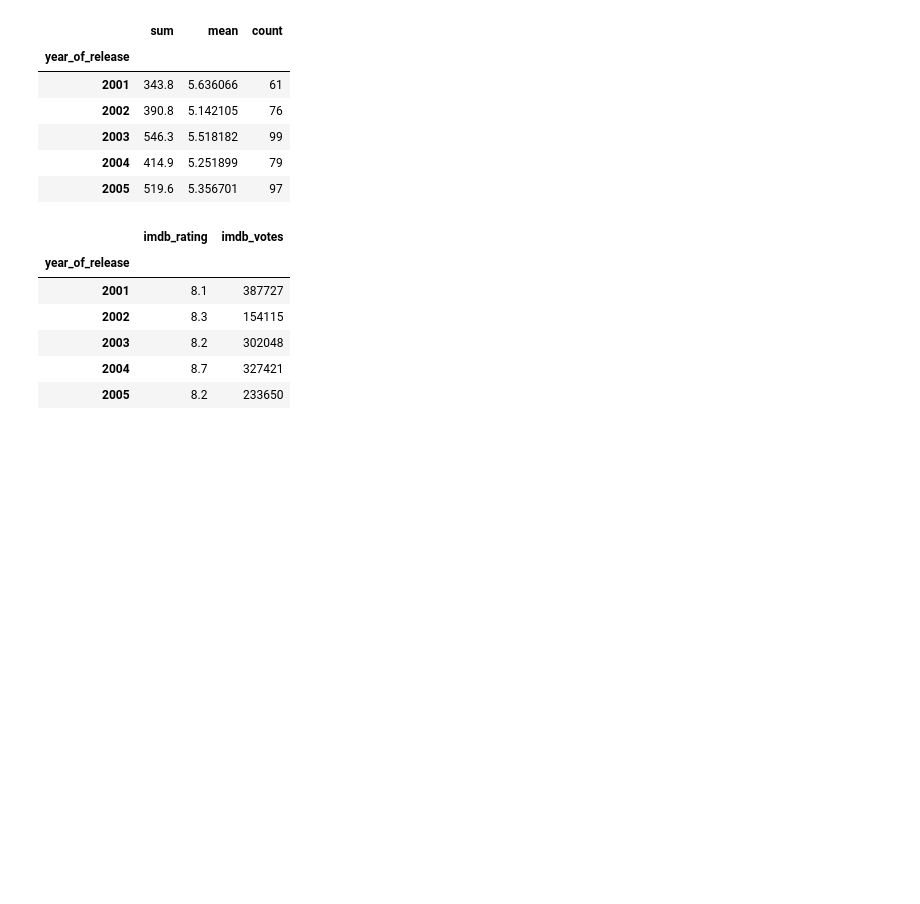
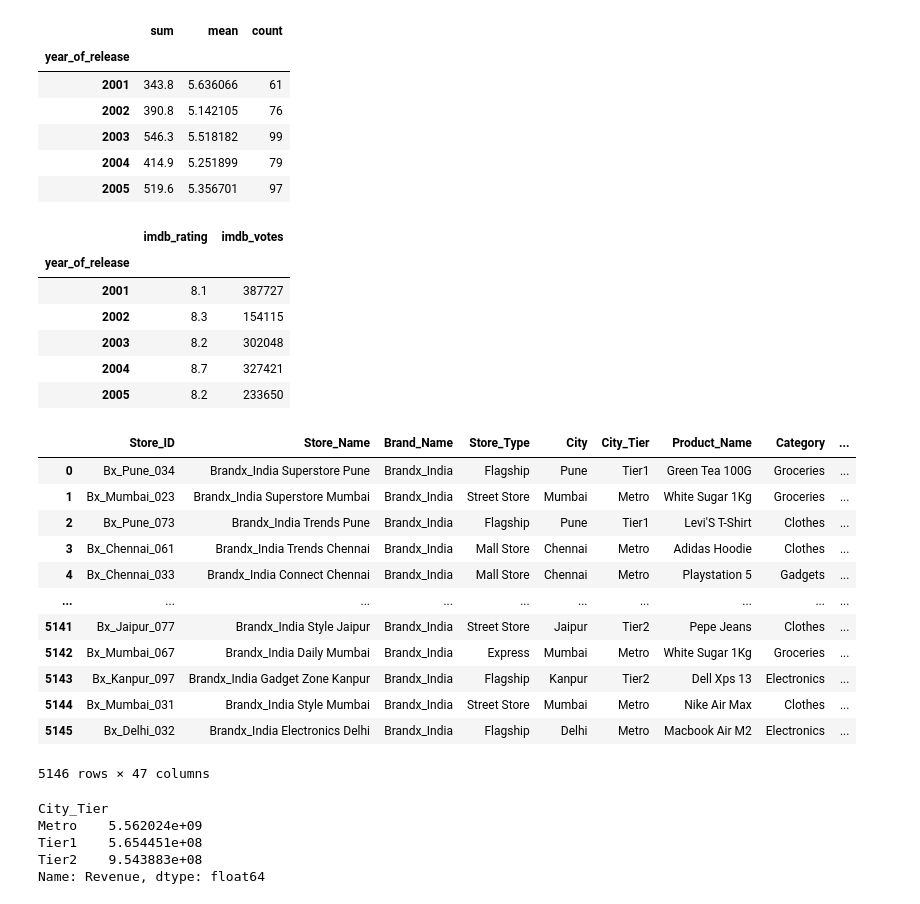
Before and after one commit to aryanp0603/retail_analytics, a Jupyter notebook: 11.Group_by.ipynb, the cells around one changed output. Drawn from its saved outputs; the diff is of its cells as text; code cells hidden in the pictures; blank space fills up the shorter version.

Commit message:
Applying groupby and cooncate functions

```diff
--- a/11.Group_by.ipynb
+++ b/11.Group_by.ipynb
@@ -422,3 +422,27 @@ movies.groupby('year_of_release').agg({'imdb_rating': 'max', 'imdb_votes': 'sum'
 | 2003 | 8.2 | 302048 |
 | 2004 | 8.7 | 327421 |
 | 2005 | 8.2 | 233650 |
+# %%
+retail
+# %% [output]
+|  | Store_ID | Store_Name | Brand_Name | Store_Type | City | City_Tier | Product_Name | Category | ... |
+| 0 | Bx_Pune_034 | Brandx_India Superstore Pune | Brandx_India | Flagship | Pune | Tier1 | Green Tea 100G | Groceries | ... |
+| 1 | Bx_Mumbai_023 | Brandx_India Superstore Mumbai | Brandx_India | Street Store | Mumbai | Metro | White Sugar 1Kg | Groceries | ... |
+| 2 | Bx_Pune_073 | Brandx_India Trends Pune | Brandx_India | Flagship | Pune | Tier1 | Levi'S T-Shirt | Clothes | ... |
+| 3 | Bx_Chennai_061 | Brandx_India Trends Chennai | Brandx_India | Mall Store | Chennai | Metro | Adidas Hoodie | Clothes | ... |
+| 4 | Bx_Chennai_033 | Brandx_India Connect Chennai | Brandx_India | Mall Store | Chennai | Metro | Playstation 5 | Gadgets | ... |
+| ... | ... | ... | ... | ... | ... | ... | ... | ... | ... |
+| 5141 | Bx_Jaipur_077 | Brandx_India Style Jaipur | Brandx_India | Street Store | Jaipur | Tier2 | Pepe Jeans | Clothes | ... |
+| 5142 | Bx_Mumbai_067 | Brandx_India Daily Mumbai | Brandx_India | Express | Mumbai | Metro | White Sugar 1Kg | Groceries | ... |
+| 5143 | Bx_Kanpur_097 | Brandx_India Gadget Zone Kanpur | Brandx_India | Flagship | Kanpur | Tier2 | Dell Xps 13 | Electronics | ... |
+| 5144 | Bx_Mumbai_031 | Brandx_India Style Mumbai | Brandx_India | Street Store | Mumbai | Metro | Nike Air Max | Clothes | ... |
+| 5145 | Bx_Delhi_032 | Brandx_India Electronics Delhi | Brandx_India | Flagship | Delhi | Metro | Macbook Air M2 | Electronics | ... |
+5146 rows × 47 columns
+# %%
+retail.groupby('City_Tier')['Revenue'].sum().head()
+# %% [output]
+City_Tier
+Metro    5.562024e+09
+Tier1    5.654451e+08
+Tier2    9.543883e+08
+Name: Revenue, dtype: float64
```
Also changed, not shown: parts of 8 cells of this notebook.
